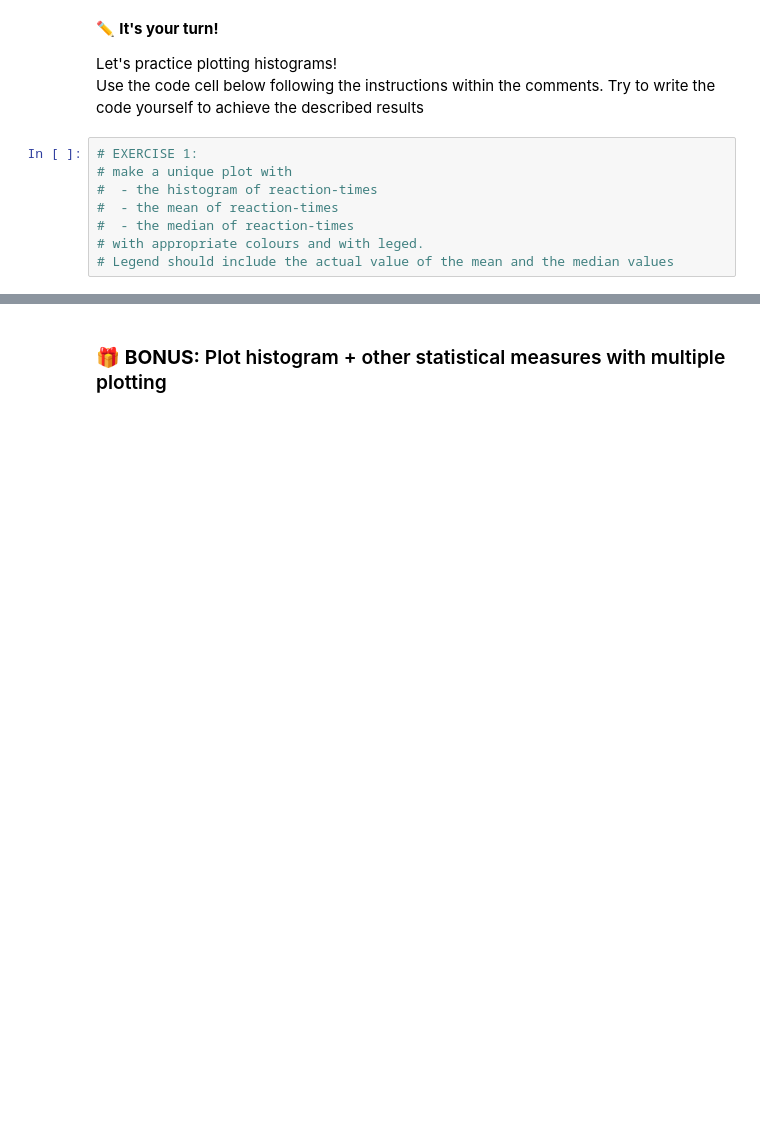
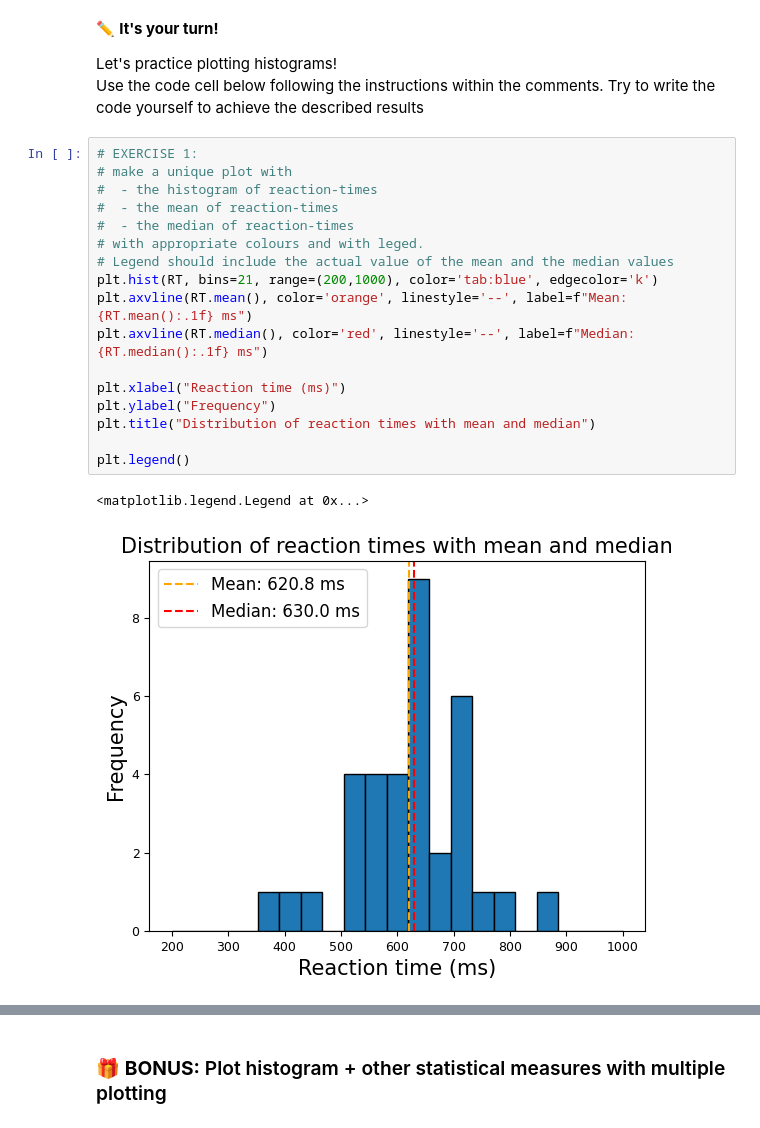
Before and after one commit to flaviomanno-crypto/Course1, a Jupyter notebook: S3-data-analysis/Analyzing_data.ipynb, the cells around one changed output, grey strips where cells are left out. Saved outputs shown, nothing was run; the diff lists cells and outputs as text; blank space fills up the shorter version.

```diff
--- a/S3-data-analysis/Analyzing_data.ipynb
+++ b/S3-data-analysis/Analyzing_data.ipynb
@@ -1325,11 +1449,23 @@ Use the code cell below following the instructions within the comments. Try to w
 # %%
 # EXERCISE 1:
 # make a unique plot with
 #  - the histogram of reaction-times
 #  - the mean of reaction-times
 #  - the median of reaction-times
 # with appropriate colours and with leged.
 # Legend should include the actual value of the mean and the median values
+plt.hist(RT, bins=21, range=(200,1000), color='tab:blue', edgecolor='k')
+plt.axvline(RT.mean(), color='orange', linestyle='--', label=f"Mean: {RT.mean():.1f} ms")
+plt.axvline(RT.median(), color='red', linestyle='--', label=f"Median: {RT.median():.1f} ms")
+
+plt.xlabel("Reaction time (ms)")
+plt.ylabel("Frequency")
+plt.title("Distribution of reaction times with mean and median")
+
+plt.legend()
+# %% [output]
+<matplotlib.legend.Legend at 0x...>
+[figure, added]
 # %%
 # EXERCISE 2:
 # make a unique plot with
```
Also changed, not shown: parts of 22 cells of this notebook.
